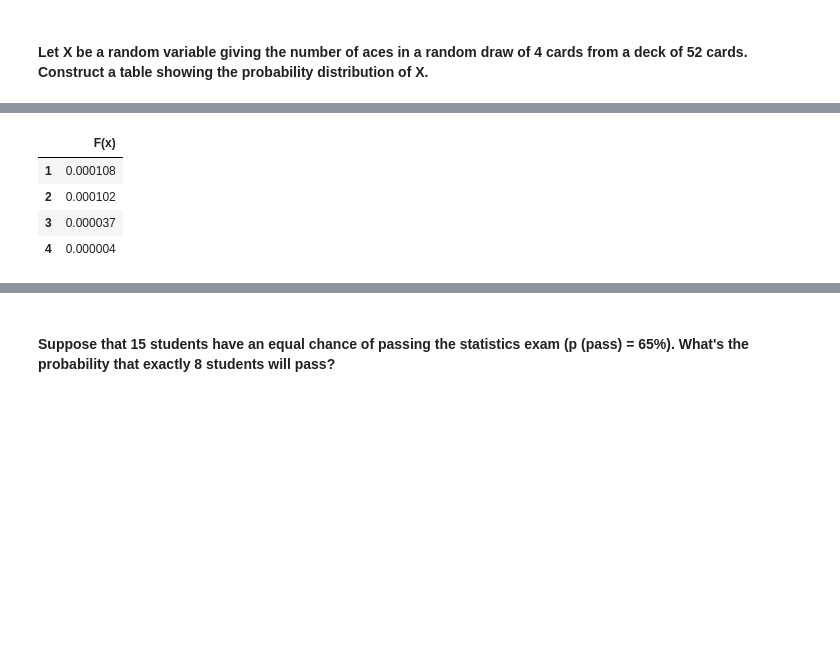
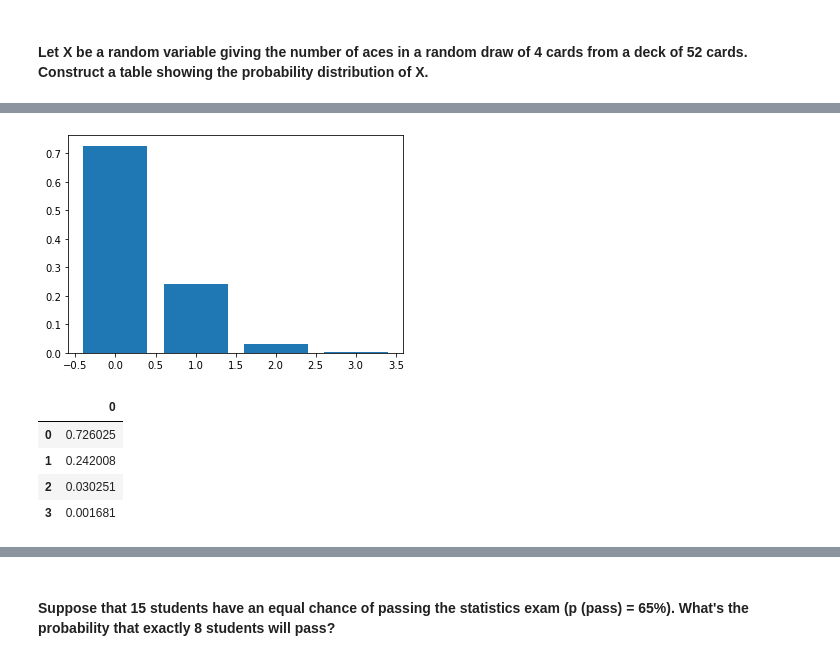
Before and after one commit to RomanenkoRIS/Math_for_Data_Science, a Jupyter notebook: ProbabilityTheory.ipynb, the cells around one changed output, grey strips where cells are left out. Cells and saved outputs as stored; diff of their text form; code cells hidden in the pictures; blank space fills up the shorter version.

```diff
--- a/ProbabilityTheory.ipynb
+++ b/ProbabilityTheory.ipynb
@@ -361,33 +403,17 @@ X1,X2,X3,X4
-# %%
-X1 = [(4/52)*(4/51)*(4/50)*(4/49)+ # 0,0,0,1
-      (4/52)*(4/51)*(4/50)*(3/49)+ # 0,0,1,0
-      (4/52)*(4/51)*(3/50)*(3/49)+ # 0,1,0,0
-      (4/52)*(3/51)*(3/50)*(3/49)] # 1,0,0,0
-
-X2 = [(4/52)*(4/51)*(4/50)*(3/49)+ # 0,0,1,1
-      (4/52)*(4/51)*(3/50)*(2/49)+ # 0,1,1,0
-      (4/52)*(3/51)*(2/50)*(2/49)+ # 1,1,0,0
-      (4/52)*(3/51)*(3/50)*(2/49)+ # 1,0,1,0
-      (4/52)*(4/51)*(3/50)*(3/49)+ # 0,1,0,1
-      (4/52)*(3/51)*(3/50)*(3/49)] # 1,0,0,1
-
-X3 = [(4/52)*(4/51)*(3/50)*(2/49)+ # 0,1,1,1
-      (4/52)*(3/51)*(3/50)*(2/49)+ # 1,0,1,1
-      (4/52)*(3/51)*(2/50)*(2/49)+ # 1,1,0,1
-      (4/52)*(3/51)*(2/50)*(1/49)] # 1,1,1,0
-
-X4 = [(4/52)*(3/51)*(2/50)*(1/49)] # 1,1,1,1
-
-X = {'F(x)':[X1[0],X2[0],X3[0],X4[0]],}
-df= pd.DataFrame(data = X, index= [1,2,3,4])
-#df = df.set_index('X')
-df
-# %% [output]
-|  | F(x) |
-| 1 | 0.000108 |
-| 2 | 0.000102 |
-| 3 | 0.000037 |
-| 4 | 0.000004 |
+# %%
+x = [i for i in range(0,4)]
+P_x =  [BinomialDistribution((4/52),4,i) for i in x]
+df= pd.DataFrame(data = P_x, index= x)
+plt.bar(x,P_x)
+plt.show()
+df
+# %% [output]
+[figure, added]
+|  | 0 |
+| 0 | 0.726025 |
+| 1 | 0.242008 |
+| 2 | 0.030251 |
+| 3 | 0.001681 |
 # %% [markdown]
 #### Table shows the distribution function of a random variable X. Determine
 * (a) the probability function
```
Also changed, not shown: parts of 26 cells of this notebook, 4 other files.
